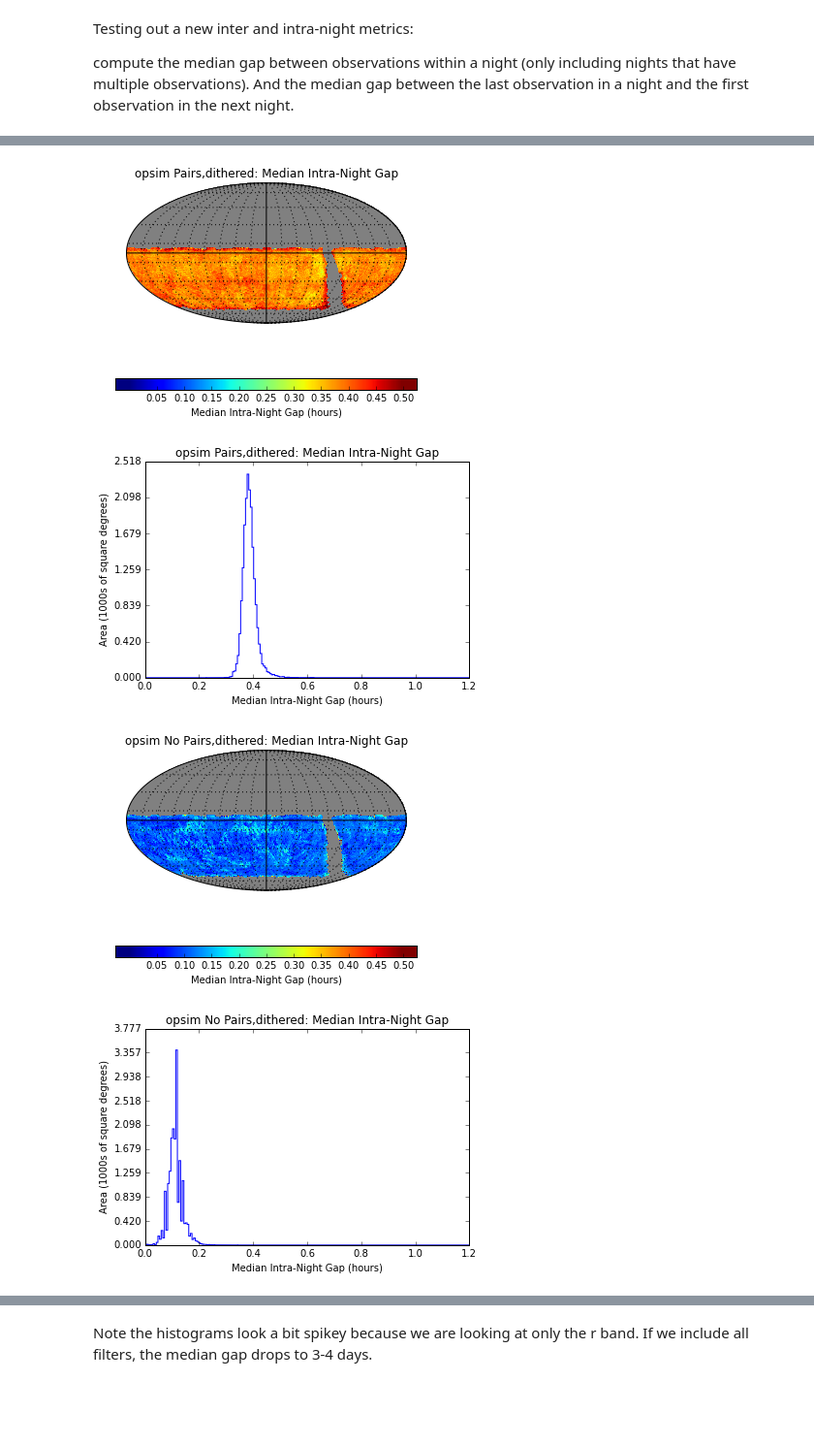
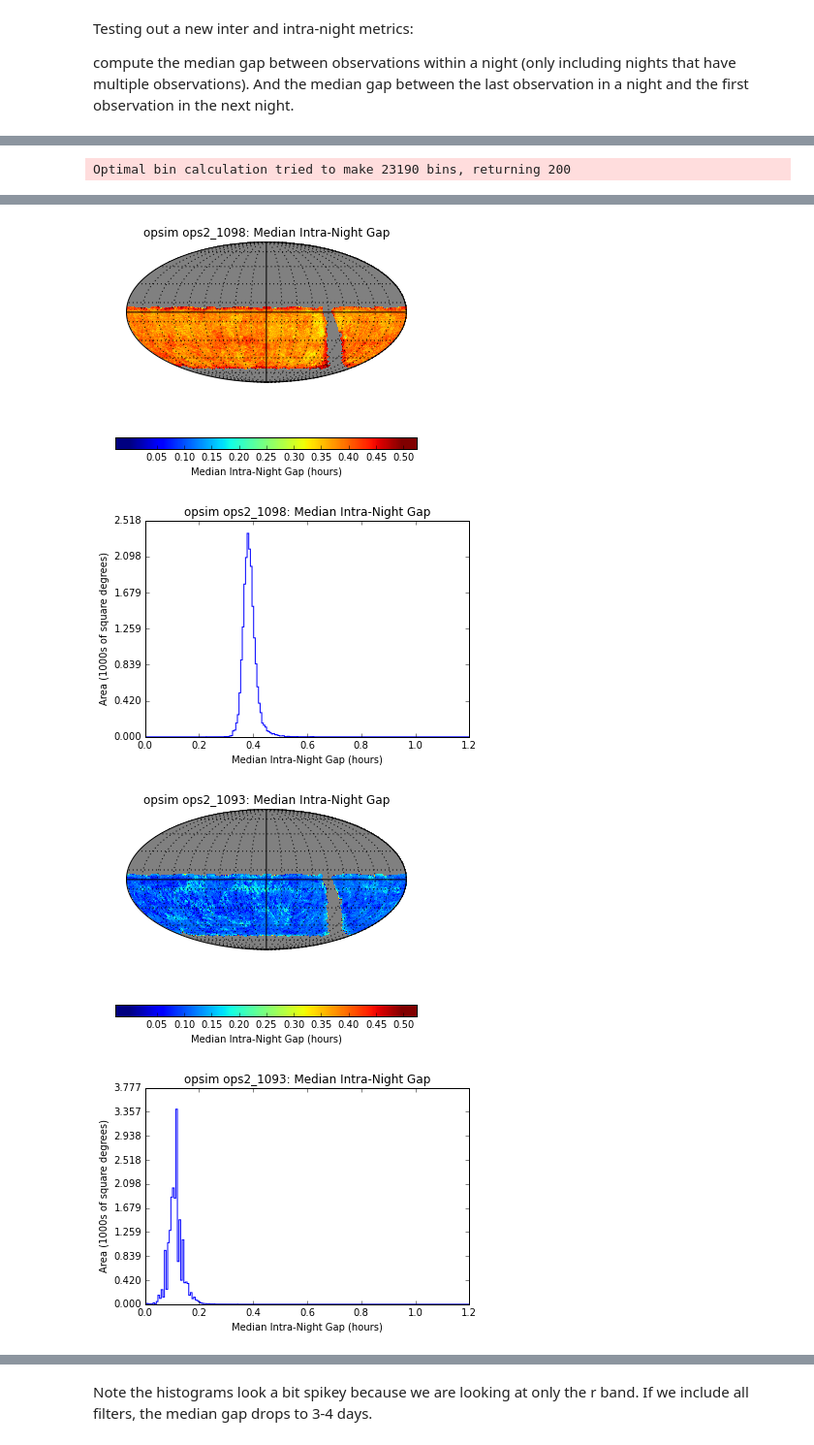
Before and after one commit to yoachim/ScratchStuff, a Jupyter notebook: notebooks/pairtesting.ipynb, the cells around one changed output, grey strips where cells are left out. Shown at 97% size. Saved outputs shown, nothing was run; the diff lists cells and outputs as text; code cells hidden in the pictures; blank space fills up the shorter version.

```diff
--- a/notebooks/pairtesting.ipynb
+++ b/notebooks/pairtesting.ipynb
@@ -19,7 +19,7 @@ runs = {'ops2_1098':'Pairs','ops2_1093':'No Pairs'}
 for runName in runs:
     # Set up the database connection
     opsdb = db.OpsimDatabase(runName+'_sqlite.db')
-    md = runs[runName]
+    md = runName#runs[runName]
     outDir = 'intraDay'
     resultsDb = db.ResultsDb(outDir=outDir)
     plotList = [plotters.HealpixSkyMap(), plotters.HealpixHistogram()]
@@ -37,9 +37,9 @@ for runName in runs:
 
     slicer=slicers.HealpixSlicer(lonCol='ditheredRA', latCol='ditheredDec')
     bundleList.append(metricBundles.MetricBundle(metric,slicer,sql, plotDict=plotDict,
-                                                 metadata=md+',dithered', plotFuncs=plotList))
+                                                 metadata=md, plotFuncs=plotList))
     bundleList.append(metricBundles.MetricBundle(metric2,slicer,sql, plotDict=plotDict2,
-                                                 metadata=md+',dithered', plotFuncs=plotList))
+                                                 metadata=md, plotFuncs=plotList))
 
     bundleDict = metricBundles.makeBundlesDictFromList(bundleList)
     bgroup = metricBundles.MetricBundleGroup(bundleDict, opsdb, outDir=outDir, resultsDb=resultsDb)
@@ -72,3 +71,4 @@ Running summary statistics.
 Completed.
 Plotting figures with filter = "r" sqlconstraint now.
 Plotting complete.
+Optimal bin calculation tried to make 23190 bins, returning 200
@@ -77,4 +77,4 @@ Plotting complete.
-[figure, old version]
+[figure, new version]
-[figure, old version]
+[figure, new version]
-[figure, old version]
+[figure, new version]
-[figure, old version]
+[figure, new version]
```
Also changed, not shown: parts of 5 cells of this notebook, 1 other file.
